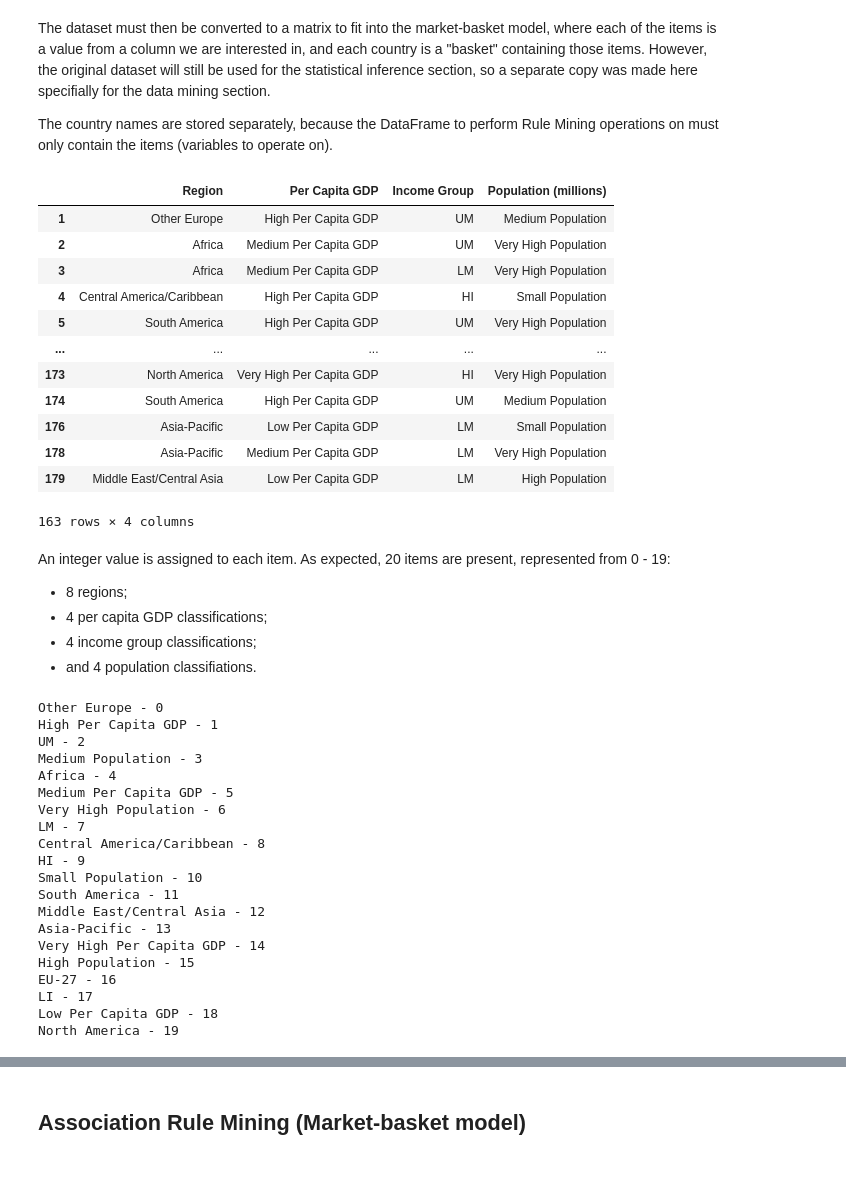
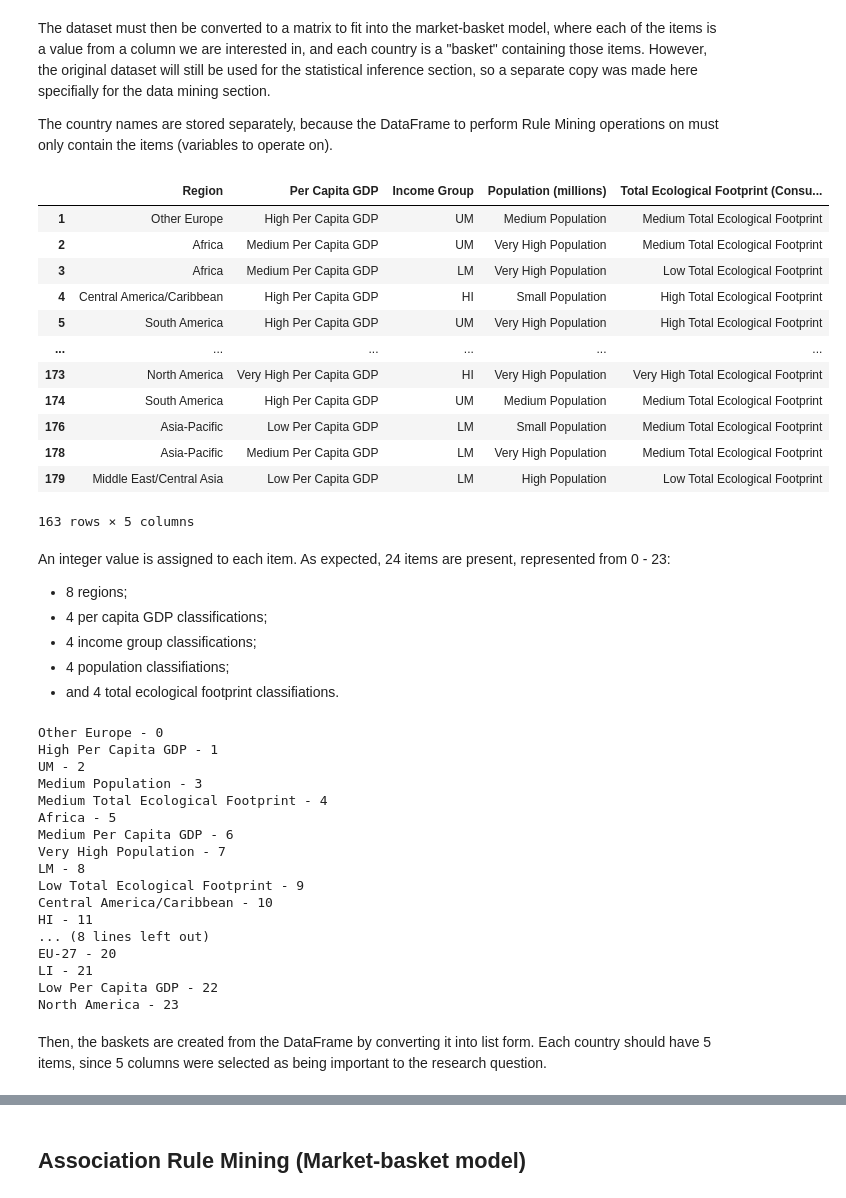
Before and after one commit to jayylmao/CSMODEL, a Jupyter notebook: CSMODEL-Case-Study-Project.ipynb, the cells around one changed output, grey strips where cells are left out. Saved outputs shown, nothing was run; the diff lists cells and outputs as text; code cells hidden in the pictures; blank space fills up the shorter version.

```diff
--- a/CSMODEL-Case-Study-Project.ipynb
+++ b/CSMODEL-Case-Study-Project.ipynb
@@ -619,3 +621,6 @@ The table above presents the countries and their corresponding income group. The
+# %%
+labels = ['Low Total Ecological Footprint', 'Medium Total Ecological Footprint', 'High Total Ecological Footprint', 'Very High Total Ecological Footprint']
+cleaned_df['Total Ecological Footprint (Consumption)'] = pd.qcut(cleaned_df['Total Ecological Footprint (Consumption)'], q=[0, .25, .5, .75, 1], labels=labels)
 # %% [markdown]
 ## Matrix one-hot conversion
 # %% [markdown]
@@ -625,30 +630,31 @@ The country names are stored separately, because the DataFrame to perform Rule M
 # %%
 # Create a copy of the dataset with only the variables concerning the research question
 # to be converted into a one-hot encoded matrix.
 country_names = cleaned_df['Country']
-rm_df = cleaned_df[['Region', 'Per Capita GDP', 'Income Group', 'Population (millions)']]
+rm_df = cleaned_df[['Region', 'Per Capita GDP', 'Income Group', 'Population (millions)', 'Total Ecological Footprint (Consumption)']]
 
 rm_df
 # %% [output]
-|  | Region | Per Capita GDP | Income Group | Population (millions) |
-| 1 | Other Europe | High Per Capita GDP | UM | Medium Population |
-| 2 | Africa | Medium Per Capita GDP | UM | Very High Population |
-| 3 | Africa | Medium Per Capita GDP | LM | Very High Population |
-| 4 | Central America/Caribbean | High Per Capita GDP | HI | Small Population |
-| 5 | South America | High Per Capita GDP | UM | Very High Population |
-| ... | ... | ... | ... | ... |
-| 173 | North America | Very High Per Capita GDP | HI | Very High Population |
-| 174 | South America | High Per Capita GDP | UM | Medium Population |
-| 176 | Asia-Pacific | Low Per Capita GDP | LM | Small Population |
-| 178 | Asia-Pacific | Medium Per Capita GDP | LM | Very High Population |
-| 179 | Middle East/Central Asia | Low Per Capita GDP | LM | High Population |
+|  | Region | Per Capita GDP | Income Group | Population (millions) | Total Ecological Footprint (Consu... |
+| 1 | Other Europe | High Per Capita GDP | UM | Medium Population | Medium Total Ecological Footprint |
+| 2 | Africa | Medium Per Capita GDP | UM | Very High Population | Medium Total Ecological Footprint |
+| 3 | Africa | Medium Per Capita GDP | LM | Very High Population | Low Total Ecological Footprint |
+| 4 | Central America/Caribbean | High Per Capita GDP | HI | Small Population | High Total Ecological Footprint |
+| 5 | South America | High Per Capita GDP | UM | Very High Population | High Total Ecological Footprint |
+| ... | ... | ... | ... | ... | ... |
+| 173 | North America | Very High Per Capita GDP | HI | Very High Population | Very High Total Ecological Footprint |
+| 174 | South America | High Per Capita GDP | UM | Medium Population | Medium Total Ecological Footprint |
+| 176 | Asia-Pacific | Low Per Capita GDP | LM | Small Population | Medium Total Ecological Footprint |
+| 178 | Asia-Pacific | Medium Per Capita GDP | LM | Very High Population | Medium Total Ecological Footprint |
+| 179 | Middle East/Central Asia | Low Per Capita GDP | LM | High Population | Low Total Ecological Footprint |
-163 rows × 4 columns
+163 rows × 5 columns
 # %% [markdown]
-An integer value is assigned to each item. As expected, 20 items are present, represented from 0 - 19:
+An integer value is assigned to each item. As expected, 24 items are present, represented from 0 - 23:
 - 8 regions;
 - 4 per capita GDP classifications;
 - 4 income group classifications;
-- and 4 population classifiations.
+- 4 population classifiations;
+- and 4 total ecological footprint classifiations.
 # %%
 # Get all the values from the dataset.
 values = rm_df.values.ravel()
@@ -666,19 +672,18 @@ Other Europe - 0
 High Per Capita GDP - 1
 UM - 2
 Medium Population - 3
-Africa - 4
-Medium Per Capita GDP - 5
-Very High Population - 6
-LM - 7
-Central America/Caribbean - 8
-HI - 9
-Small Population - 10
-South America - 11
-Middle East/Central Asia - 12
-Asia-Pacific - 13
-Very High Per Capita GDP - 14
-High Population - 15
-EU-27 - 16
-LI - 17
-Low Per Capita GDP - 18
-North America - 19
+Medium Total Ecological Footprint - 4
+Africa - 5
+Medium Per Capita GDP - 6
+Very High Population - 7
+LM - 8
+Low Total Ecological Footprint - 9
+Central America/Caribbean - 10
+HI - 11
+... (8 lines left out)
+EU-27 - 20
+LI - 21
+Low Per Capita GDP - 22
+North America - 23
+# %% [markdown]
+Then, the baskets are created from the DataFrame by converting it into list form. Each country should have 5 items, since 5 columns were selected as being important to the research question.
```
Also changed, not shown: parts of 16 cells of this notebook.
